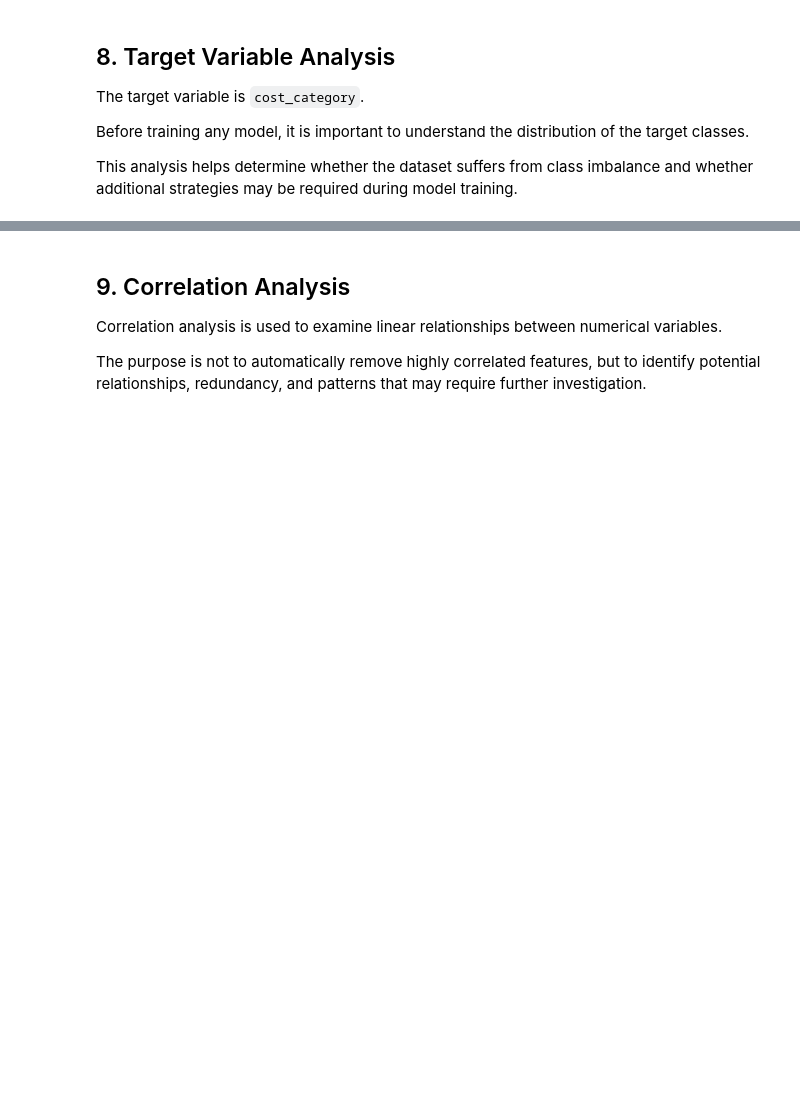
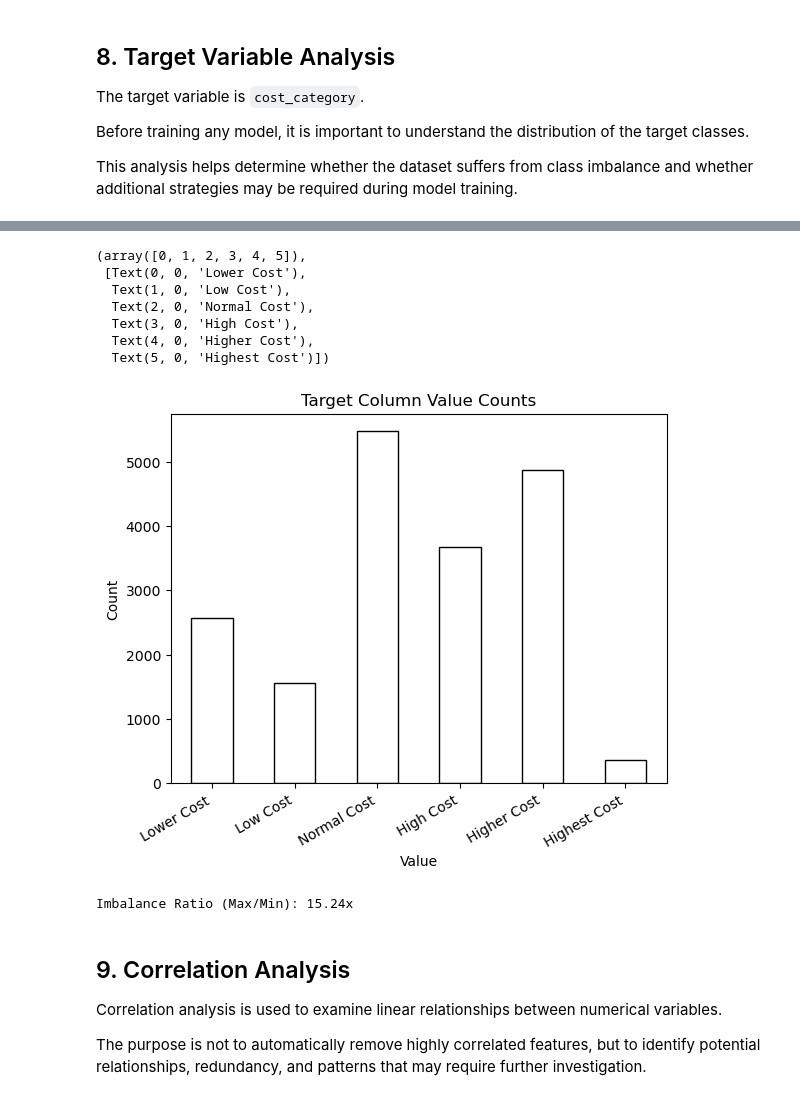
Before and after one commit to kareem0088/tanzania-tourism-classification, a Jupyter notebook: notebooks/01_statistical_eda.ipynb, the cells around one changed output, grey strips where cells are left out. Saved outputs shown, nothing was run; the diff lists cells and outputs as text; code cells hidden in the pictures; blank space fills up the shorter version.

```diff
--- a/notebooks/01_statistical_eda.ipynb
+++ b/notebooks/01_statistical_eda.ipynb
@@ -292,3 +438,22 @@ This analysis helps determine whether the dataset suffers from class imbalance a
+# %%
+df[TARGET_COL].value_counts().reindex(TARGET_CLASSES).plot(kind='bar', color='white', edgecolor='black', title='Target Column Value Counts', xlabel='Value', ylabel='Count')
+plt.xticks(rotation=30, ha='right')
+# %% [output]
+(array([0, 1, 2, 3, 4, 5]),
+ [Text(0, 0, 'Lower Cost'),
+  Text(1, 0, 'Low Cost'),
+  Text(2, 0, 'Normal Cost'),
+  Text(3, 0, 'High Cost'),
+  Text(4, 0, 'Higher Cost'),
+  Text(5, 0, 'Highest Cost')])
+[figure, added]
+# %%
+
+counts = df[TARGET_COL].value_counts()
+max_to_min_ratio = counts.max() / counts.min()
+print(f"Imbalance Ratio (Max/Min): {max_to_min_ratio:.2f}x")
+# %% [output]
+Imbalance Ratio (Max/Min): 15.24x
 # %% [markdown]
 ## 9. Correlation Analysis
 
```
Also changed, not shown: parts of 3 cells of this notebook, 1 other file.
